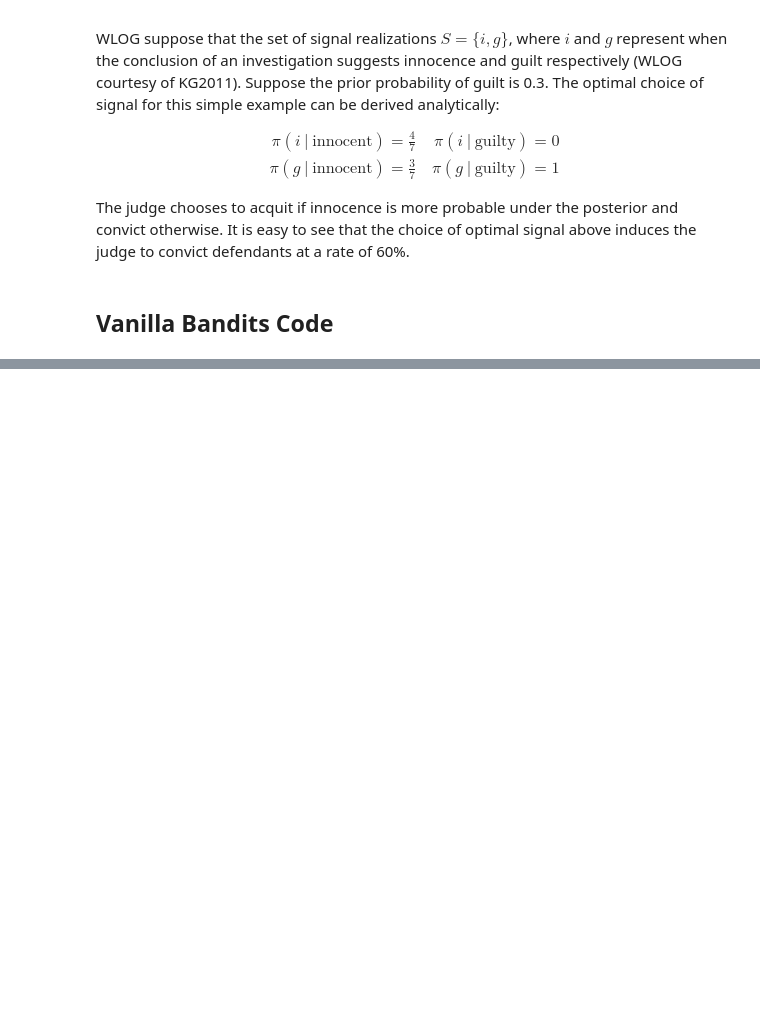
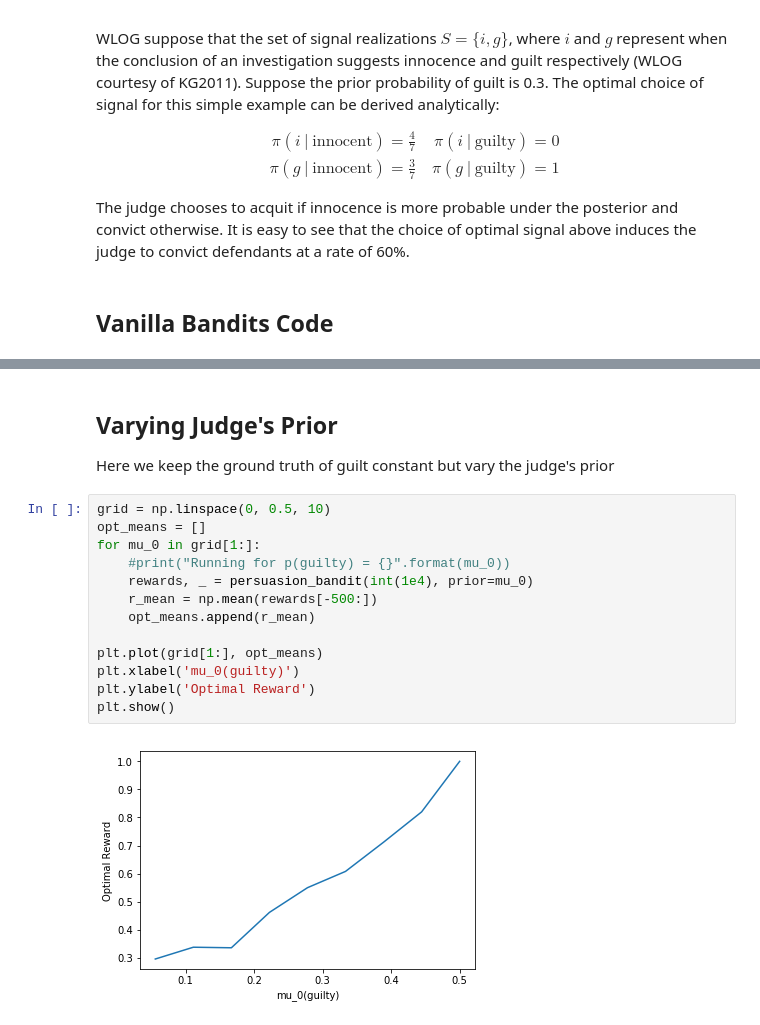
Before and after one commit to cwalker4/persuasion_bandits, a Jupyter notebook: scripts/bandits_persuasion.ipynb, the cells around one changed output, grey strips where cells are left out. Cells and saved outputs as stored; diff of their text form; blank space fills up the shorter version.

```diff
--- a/scripts/bandits_persuasion.ipynb
+++ b/scripts/bandits_persuasion.ipynb
@@ -167,0 +214,19 @@ q_a, n_a, actions, rs = persuasion_bandit()
+# %% [markdown]
+## Varying Judge's Prior
+
+Here we keep the ground truth of guilt constant but vary the judge's prior
+# %%
+grid = np.linspace(0, 0.5, 10)
+opt_means = []
+for mu_0 in grid[1:]:
+    #print("Running for p(guilty) = {}".format(mu_0))
+    rewards, _ = persuasion_bandit(int(1e4), prior=mu_0)
+    r_mean = np.mean(rewards[-500:])
+    opt_means.append(r_mean)
+
+plt.plot(grid[1:], opt_means)
+plt.xlabel('mu_0(guilty)')
+plt.ylabel('Optimal Reward')
+plt.show()
+# %% [output]
+[figure, added]
```
Also changed, not shown: parts of 27 cells of this notebook.
